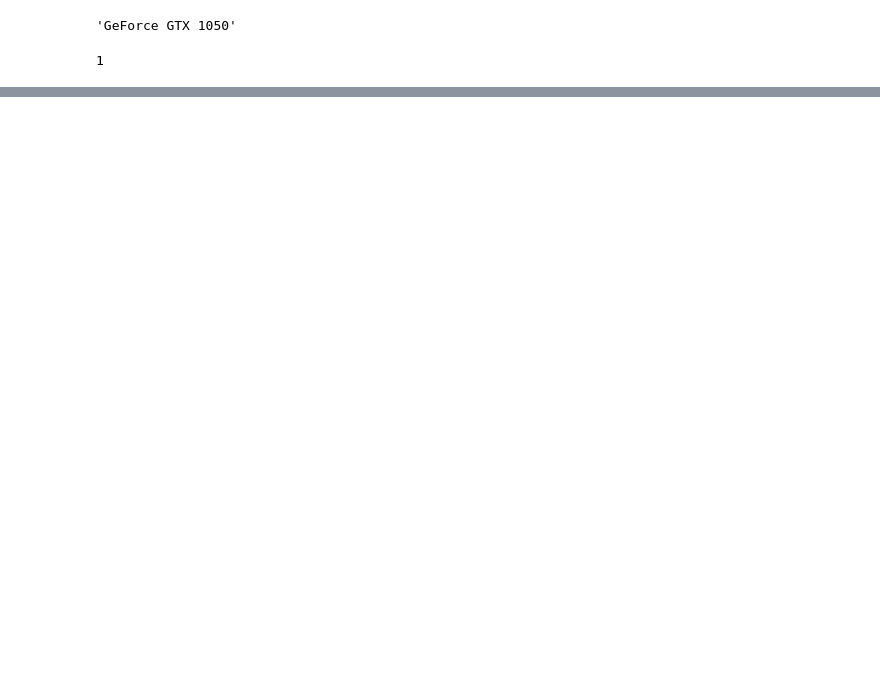
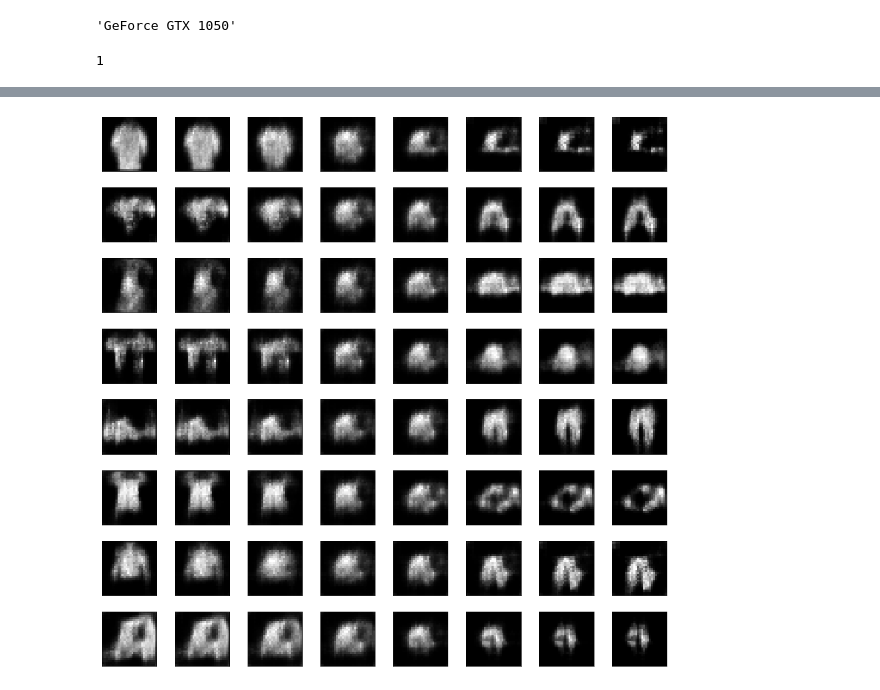
Before and after one commit to BenjaminEriksen95/VAEGen, a Jupyter notebook: CNN-VAE-basic.ipynb, the cells around one changed output, grey strips where cells are left out. Cells and saved outputs as stored; diff of their text form; code cells hidden in the pictures; blank space fills up the shorter version.

```diff
--- a/CNN-VAE-basic.ipynb
+++ b/CNN-VAE-basic.ipynb
@@ -71,6 +71,6 @@ for i in range(6):
 # %%
 device = torch.device('cuda' if torch.cuda.is_available() else 'cpu')
-# device=torch.device('cpu')
+device=torch.device('cpu')
 # %%
 torch.cuda.get_device_name()
 # %% [output]
@@ -260,20 +264,22 @@ def plot_examples(model=None,sample=False,data=None):
 # %%
 zeros=torch.zeros(10,64)
 c=0
 for i in zeros:
 
     zeros[c,c]+=1
     c+=1
     if c==10:
         c=0
 
 
-range_=np.linspace(0,1,8)
-samples=(torch.ones(8,64)*0.5).T
+range_=np.linspace(3,-3,8)
+samples=(torch.ones(8,64)*0).T
 for c in range(64):
     samples[c][int(c/8)]=range_[c%8]
 smple_pic =model.sample(samples.to(device))
 plot_examples(model=True,data=smple_pic)
+# %% [output]
+[figure, added]
 # %%
 zeros=torch.zeros(10,64)
 c=0
```
Also changed, not shown: parts of 7 cells of this notebook, 13 other files.
